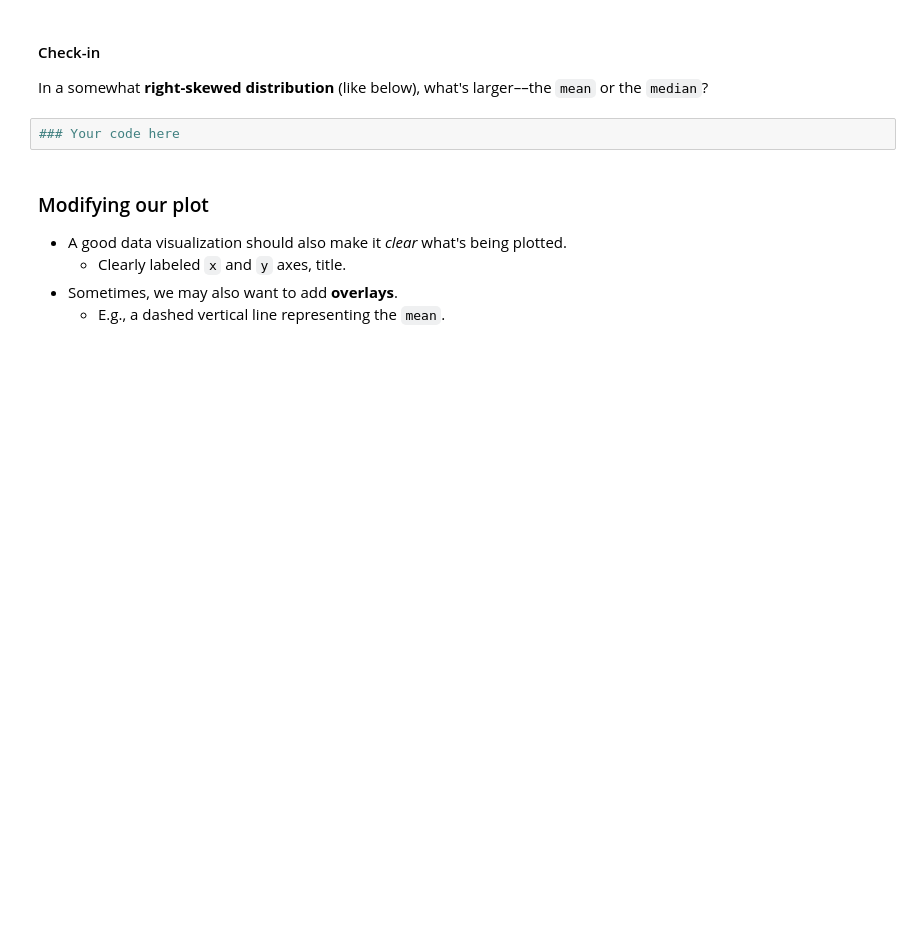
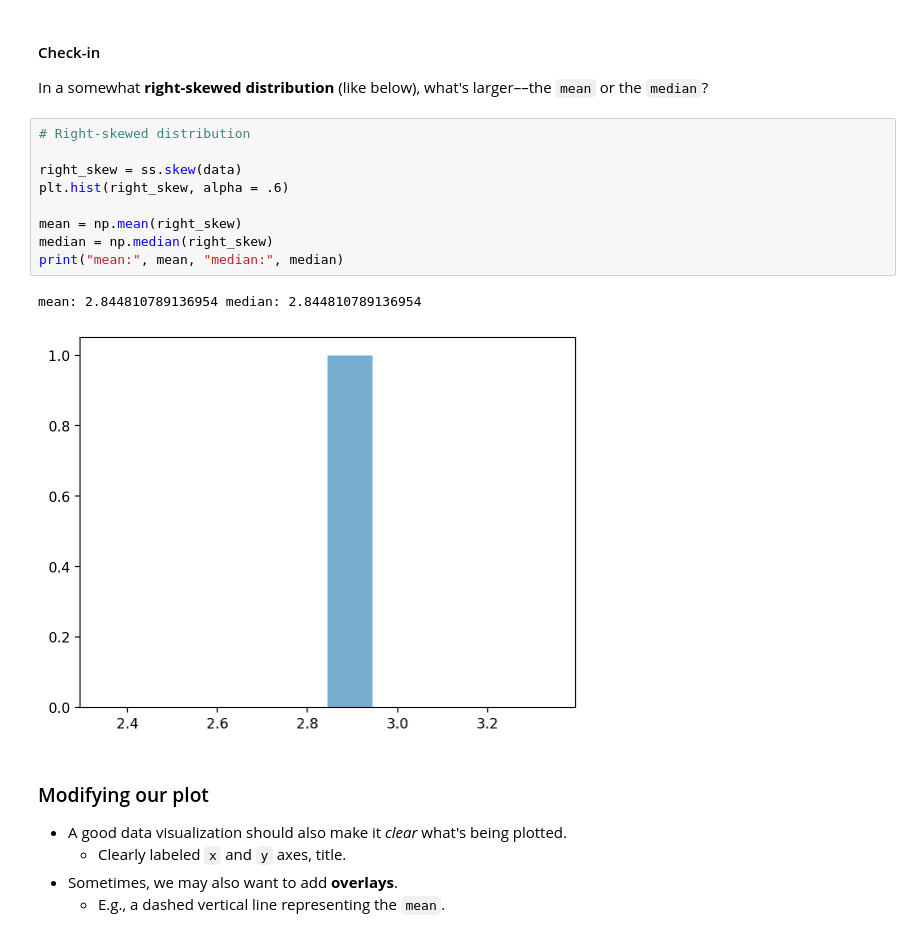
Before and after one commit to Just-Simon-Dev/PG-Descriptive-Statistics, a Jupyter notebook: report-4/Exercise5.ipynb, the cells around one changed output. Saved outputs shown, nothing was run; the diff lists cells and outputs as text; blank space fills up the shorter version.

```diff
--- a/report-4/Exercise5.ipynb
+++ b/report-4/Exercise5.ipynb
@@ -256,7 +256,17 @@ How would you describe the following distribution?
 
 In a somewhat **right-skewed distribution** (like below), what's larger––the `mean` or the `median`?
 # %%
-### Your code here
+# Right-skewed distribution
+
+right_skew = ss.skew(data)
+plt.hist(right_skew, alpha = .6)
+
+mean = np.mean(right_skew)
+median = np.median(right_skew)
+print("mean:", mean, "median:", median)
+# %% [output]
+mean: 2.844810789136954 median: 2.844810789136954
+[figure, added]
 # %% [markdown]
 ### Modifying our plot
 
```
Also changed, not shown: parts of 17 cells of this notebook.
